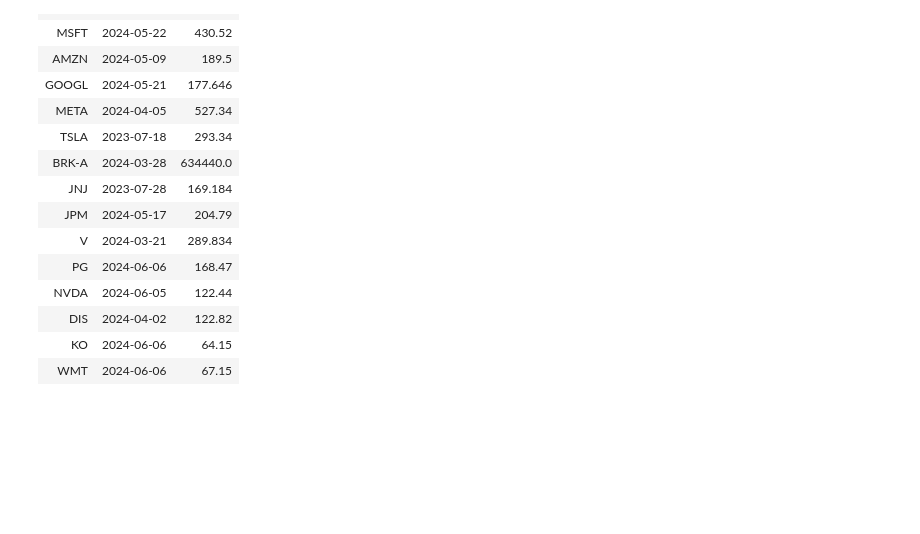
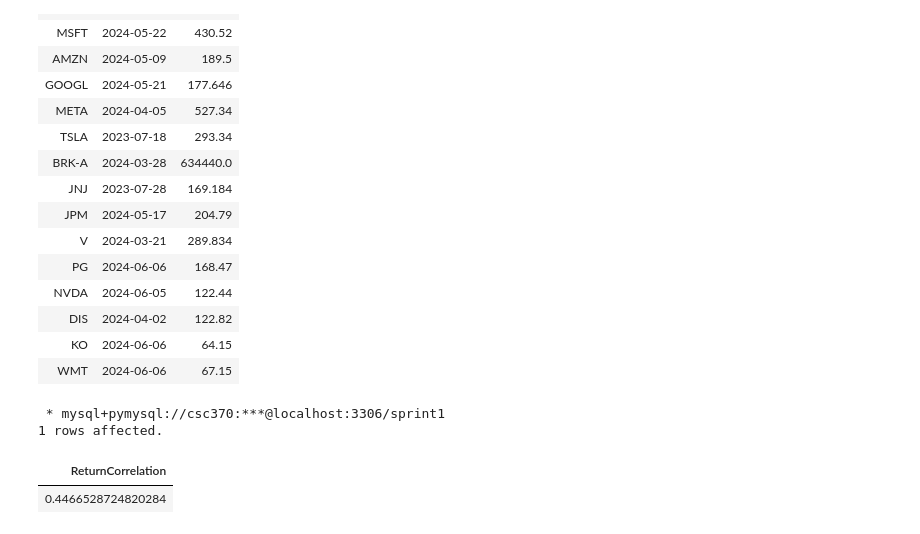
Before and after one commit to CSC370-Project/Risk-Assessment-in-SQL-Python, a Jupyter notebook: Sprint1-RDMCompSql/Presentation/Tables.ipynb, the cells around one changed output. Drawn from its saved outputs; the diff is of its cells as text; code cells hidden in the pictures; blank space fills up the shorter version.

Commit message:
Added Correlation

```diff
--- a/Sprint1-RDMCompSql/Presentation/Tables.ipynb
+++ b/Sprint1-RDMCompSql/Presentation/Tables.ipynb
@@ -578,3 +578,48 @@ WHERE
 | DIS | 2024-04-02 | 122.82 |
 | KO | 2024-06-06 | 64.15 |
 | WMT | 2024-06-06 | 67.15 |
+# %%
+%%sql
+
+-- Calculate the correlation between returns of two specific stocks
+-- Calculate the correlation between returns of two specific stocks
+WITH Returns AS (
+    SELECT
+        h1.Date,
+        (h1.Price - LAG(h1.Price) OVER (PARTITION BY h1.Ticker ORDER BY h1.Date)) / LAG(h1.Price) OVER (PARTITION BY h1.Ticker ORDER BY h1.Date) AS ReturnAAPL,
+        (h2.Price - LAG(h2.Price) OVER (PARTITION BY h2.Ticker ORDER BY h2.Date)) / LAG(h2.Price) OVER (PARTITION BY h2.Ticker ORDER BY h2.Date) AS ReturnMSFT
+    FROM
+        History h1
+    JOIN
+        StockHasHistory shh1 ON h1.HistoryID = shh1.HistoryID
+    JOIN
+        Stocks s1 ON shh1.StockID = s1.StockID
+    JOIN
+        History h2 ON h1.Date = h2.Date
+    JOIN
+        StockHasHistory shh2 ON h2.HistoryID = shh2.HistoryID
+    JOIN
+        Stocks s2 ON shh2.StockID = s2.StockID
+    WHERE
+        s1.Ticker = 'AAPL' AND s2.Ticker = 'MSFT'
+),
+Stats AS (
+    SELECT
+        COUNT(*) AS n,
+        SUM(ReturnAAPL) AS sum_x,
+        SUM(ReturnMSFT) AS sum_y,
+        SUM(ReturnAAPL * ReturnMSFT) AS sum_xy,
+        SUM(ReturnAAPL * ReturnAAPL) AS sum_xx,
+        SUM(ReturnMSFT * ReturnMSFT) AS sum_yy
+    FROM
+        Returns
+)
+SELECT
+    (n * sum_xy - sum_x * sum_y) / SQRT((n * sum_xx - sum_x * sum_x) * (n * sum_yy - sum_y * sum_y)) AS ReturnCorrelation
+FROM
+    Stats;
+# %% [output]
+ * mysql+pymysql://csc370:***@localhost:3306/sprint1
+1 rows affected.
+| ReturnCorrelation |
+| 0.4466528724820284 |
```
